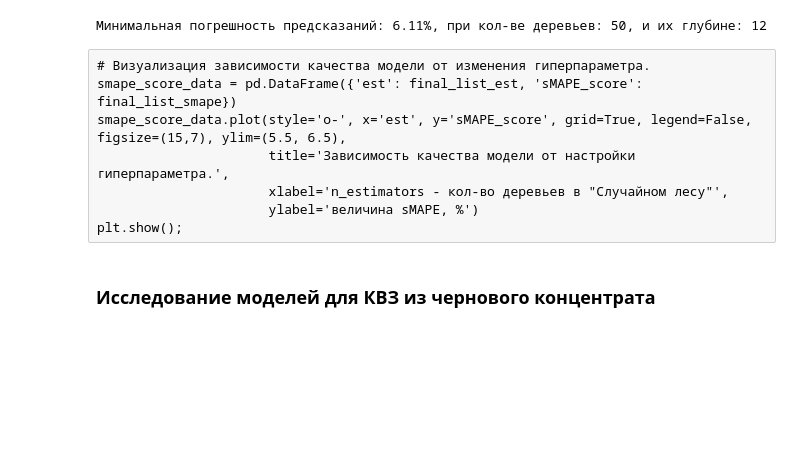
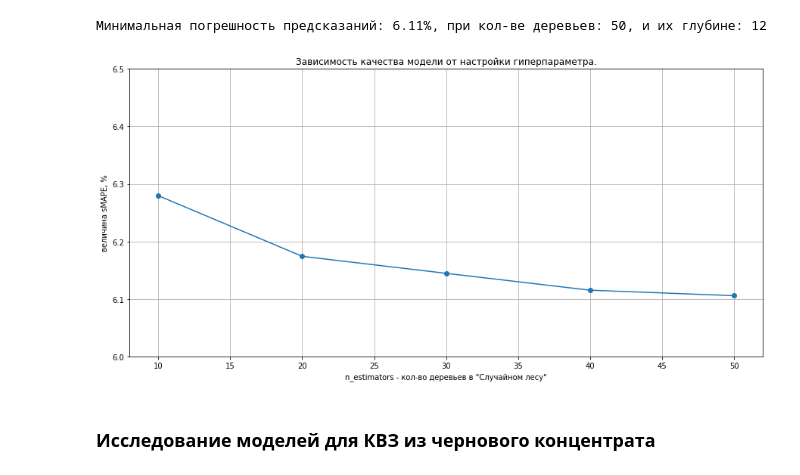
Before and after one commit to Danspers/9.Gold-recovery, a Jupyter notebook: Gold_recovery.ipynb, the cells around one changed output. Saved outputs shown, nothing was run; the diff lists cells and outputs as text; code cells hidden in the pictures; blank space fills up the shorter version.

```diff
--- a/Gold_recovery.ipynb
+++ b/Gold_recovery.ipynb
@@ -938,14 +938,15 @@ print('Минимальная погрешность предсказаний: {
                                                                                                         best_dep))
 # %% [output]
 Минимальная погрешность предсказаний: 6.11%, при кол-ве деревьев: 50, и их глубине: 12
-# %% [raw]
-# Визуализация зависимости качества модели от изменения гиперпараметра.
-smape_score_data = pd.DataFrame({'est': final_list_est, 'sMAPE_score': final_list_smape})
-smape_score_data.plot(style='o-', x='est', y='sMAPE_score', grid=True, legend=False, figsize=(15,7), ylim=(5.5, 6.5),
-                      title='Зависимость качества модели от настройки гиперпараметра.',
-                      xlabel='n_estimators - кол-во деревьев в "Случайном лесу"',
-                      ylabel='величина sMAPE, %')
-plt.show();
+# %%
+# Визуализация зависимости качества модели от изменения гиперпараметра.
+smape_score_data = pd.DataFrame({'est': final_list_est, 'sMAPE_score': final_list_smape})
+smape_score_data.plot(style='o-', x='est', y='sMAPE_score', grid=True, legend=False, figsize=(15,7), ylim=(6.0, 6.5),
+                      title='Зависимость качества модели от настройки гиперпараметра.',
+                      xlabel='n_estimators - кол-во деревьев в "Случайном лесу"',
+                      ylabel='величина sMAPE, %');
+# %% [output]
+[figure, added]
 # %% [markdown]
 <a id='section_8'></a>
 ### Исследование моделей для КВЗ из чернового концентрата
```
Also changed, not shown: parts of 10 cells of this notebook.
